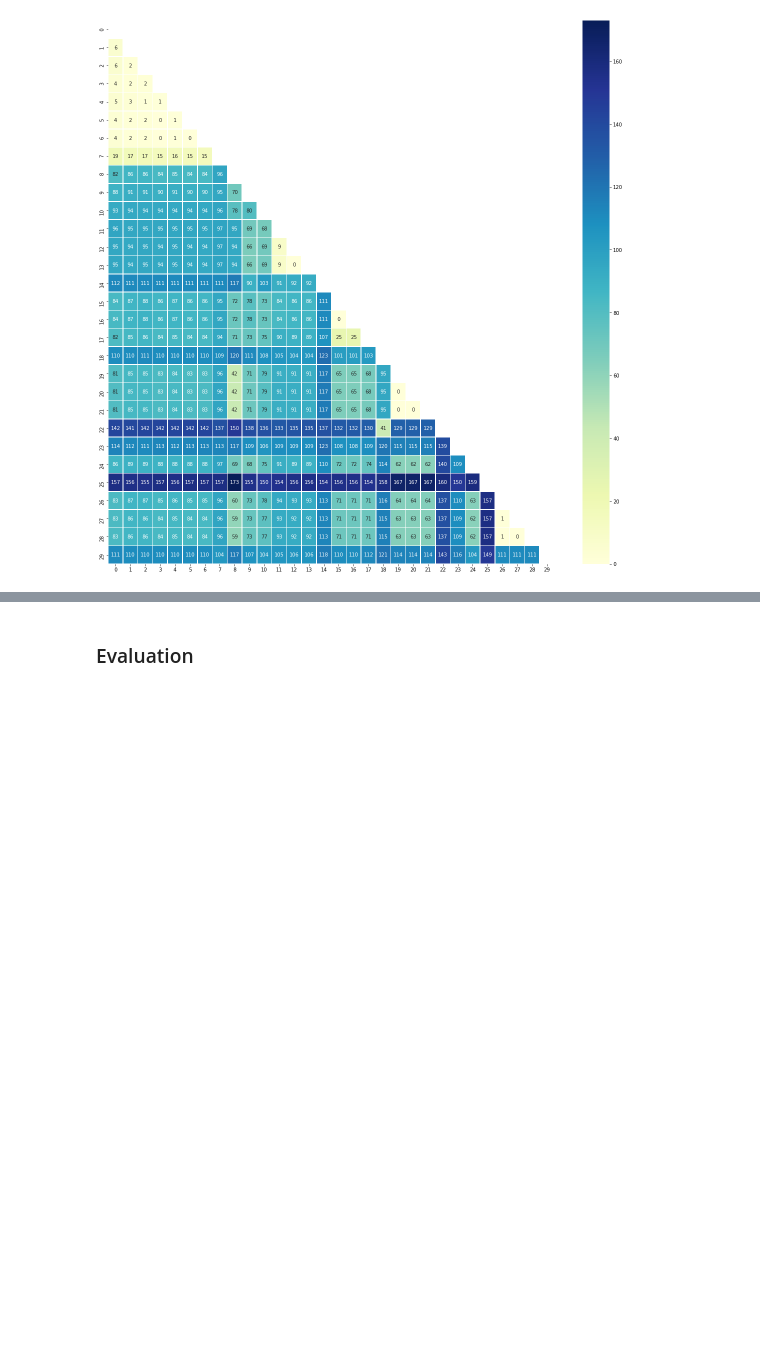
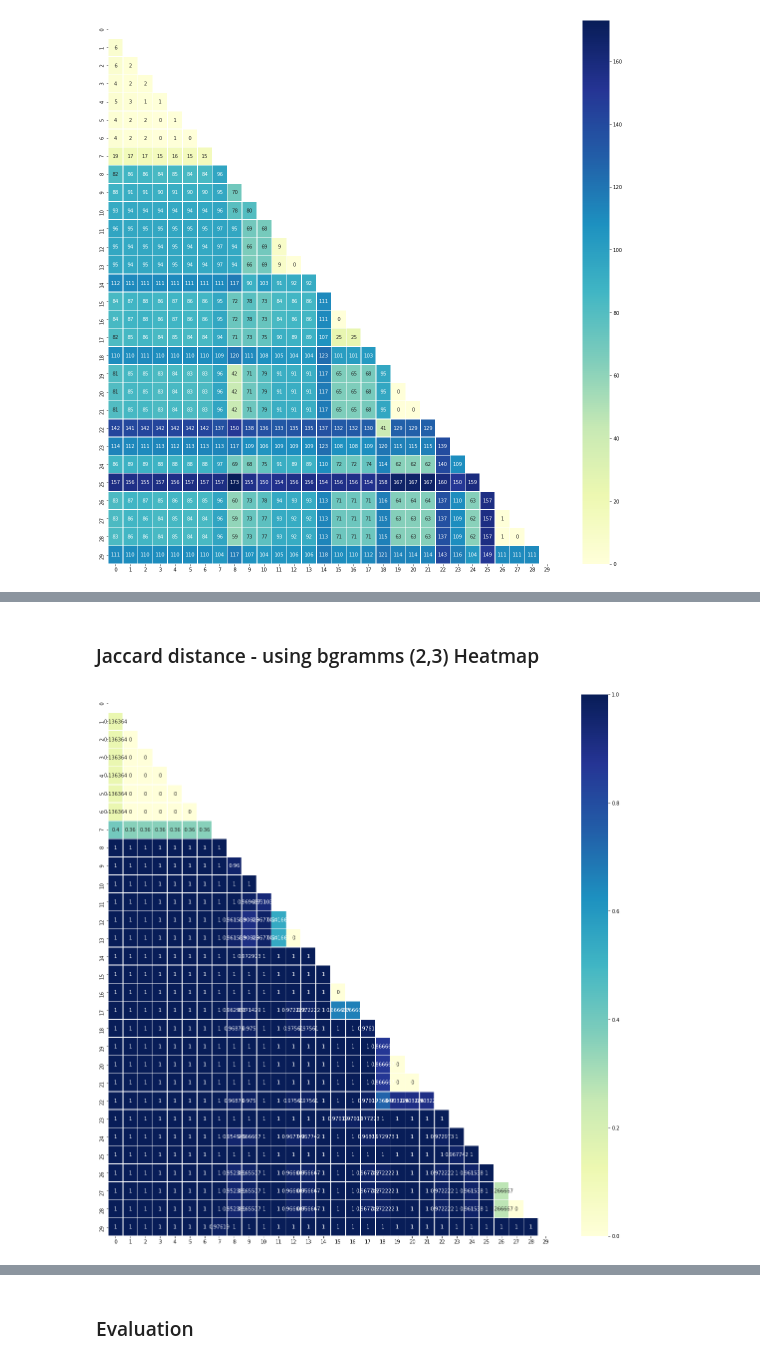
Before and after one commit to Nikoletos-K/WinnER, a Jupyter notebook: ToyDatasetJupyter.ipynb, the cells around one changed output, grey strips where cells are left out. Cells and saved outputs as stored; diff of their text form; code cells hidden in the pictures; blank space fills up the shorter version.

```diff
--- a/ToyDatasetJupyter.ipynb
+++ b/ToyDatasetJupyter.ipynb
@@ -961,0 +957,11 @@ pcaComponents = PCA_SpaceVisualization(ed_matrix)
+# %% [markdown]
+### Jaccard distance - using bgramms (2,3) Heatmap
+# %%
+fif,ax = plt.subplots(1,figsize=(20,20))
+corr = np.corrcoef(ed_matrix)
+mask = np.zeros_like(corr)
+mask[np.triu_indices_from(mask)] = True
+ax = sns.heatmap(js2_matrix, linewidth=0.5,annot=True,cmap="YlGnBu",mask=mask,fmt='g',ax=ax)
+plt.show()
+# %% [output]
+[figure, added]
```
Also changed, not shown: parts of 16 cells of this notebook.
